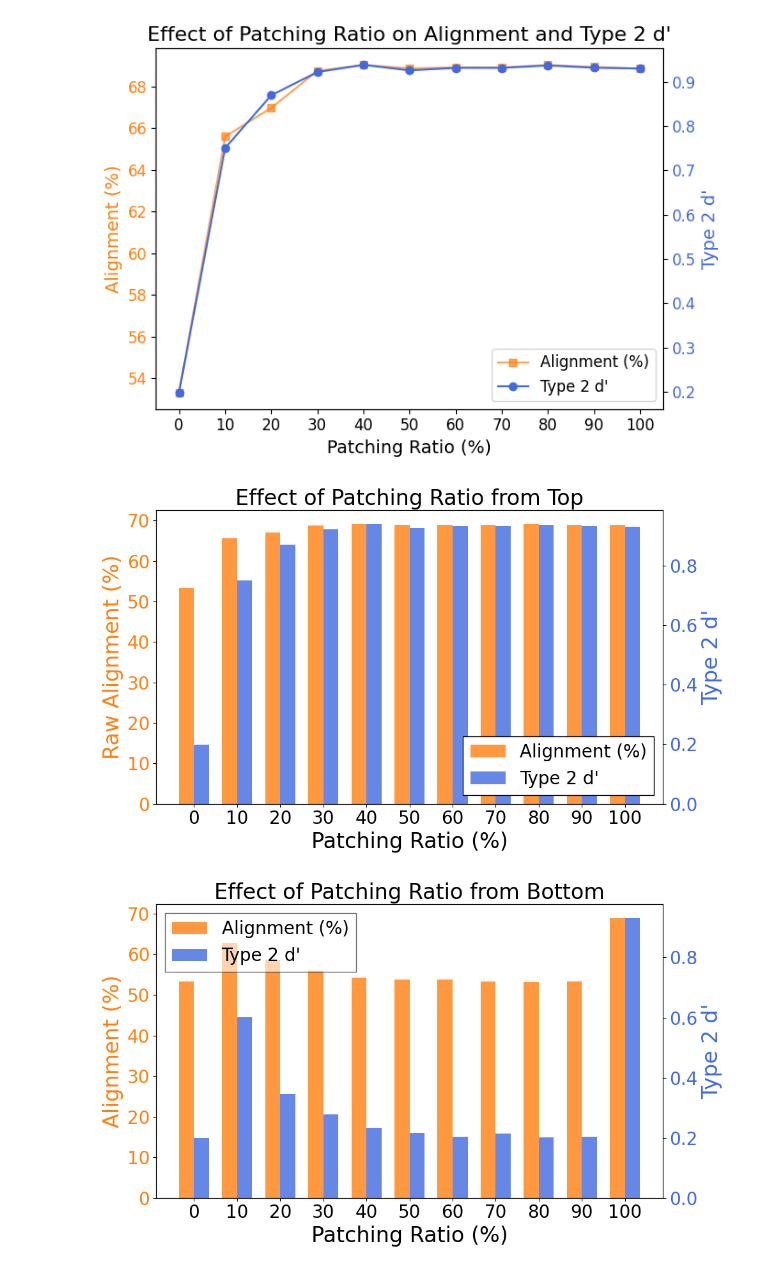
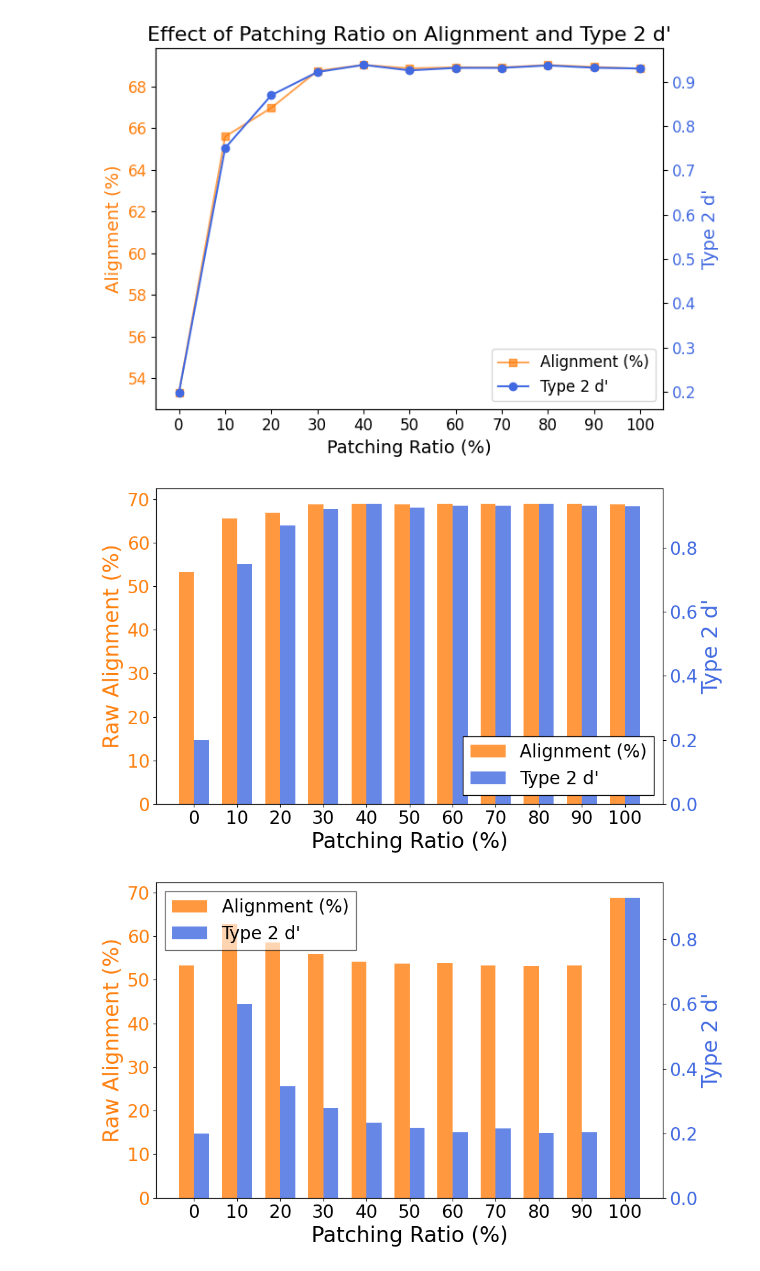
Before and after one commit to cosmoquester/ESMA, a Jupyter notebook: notebooks/plot_patching.ipynb, the cells around one changed output. Saved outputs shown, nothing was run; the diff lists cells and outputs as text; code cells hidden in the pictures.

Commit message:
chore: change figure text

```diff
--- a/notebooks/plot_patching.ipynb
+++ b/notebooks/plot_patching.ipynb
@@ -104,12 +104,12 @@ legend.get_frame().set_alpha(1.0)
 legend.get_frame().set_edgecolor('black')
 legend.get_frame().set_linewidth(1.0)
 
-plt.title("Effect of Patching Ratio from Top", fontsize=24)
+# plt.title("Effect of Patching Ratio from Top", fontsize=24)
 plt.tight_layout()
 plt.savefig("figures/weight-change-effect.pdf", dpi=300)
 plt.show()
 # %% [output]
-[figure, old version]
+[figure, new version]
 # %%
 file_pattern = "../eval_outputs/patch2/triviaqa_qwen1.5-ml3-iter750_btm_{patch_rate}_validation_None.tsv"
 patch_rates = range(0, 101, 10)
@@ -151,33 +151,33 @@ color_type2d = 'royalblue'
 
 bars1 = ax1.bar(x - width/2, alignment_btm, width, label="Alignment (%)", color=color_alignment, alpha=0.8)
 ax1.set_xlabel('Patching Ratio (%)', fontsize=24)
-ax1.set_ylabel('Alignment (%)', color=color_alignment, fontsize=24)
+ax1.set_ylabel('Raw Alignment (%)', color=color_alignment, fontsize=24)
 ax1.set_xticks(x)
 ax1.set_xticklabels(patching_ratio_btm, fontsize=20)
 ax1.tick_params(axis='y', labelcolor=color_alignment, labelsize=20)
 ax1.tick_params(axis='x', labelsize=20)
 
 # Create a second y-axis for type 2 d'
 ax2 = ax1.twinx()
 bars2 = ax2.bar(x + width/2, type2d_btm, width, label="Type 2 d'", color=color_type2d, alpha=0.8)
 ax2.set_ylabel("Type 2 d'", color=color_type2d, fontsize=24)
 ax2.tick_params(axis='y', labelcolor=color_type2d, labelsize=20)
 
 # Add legends
 h1, l1 = ax1.get_legend_handles_labels()
 h2, l2 = ax2.get_legend_handles_labels()
 legend = ax2.legend(h1+h2, l1+l2, loc='upper left', fontsize=20,
                     fancybox=False, frameon=True, shadow=False,
                     facecolor='white', edgecolor='black', framealpha=1.0)
 legend.set_zorder(10)
 legend.get_frame().set_facecolor('white')
 legend.get_frame().set_alpha(0.6)
 legend.get_frame().set_edgecolor('black')
 legend.get_frame().set_linewidth(1.0)
 
-plt.title("Effect of Patching Ratio from Bottom", fontsize=24)
+# plt.title("Effect of Patching Ratio from Bottom", fontsize=24)
 plt.tight_layout()
 plt.savefig("figures/weight-change-effect-btm.pdf", dpi=300)
 plt.show()
 # %% [output]
-[figure, old version]
+[figure, new version]
```
Also changed, not shown: 2 other files.
